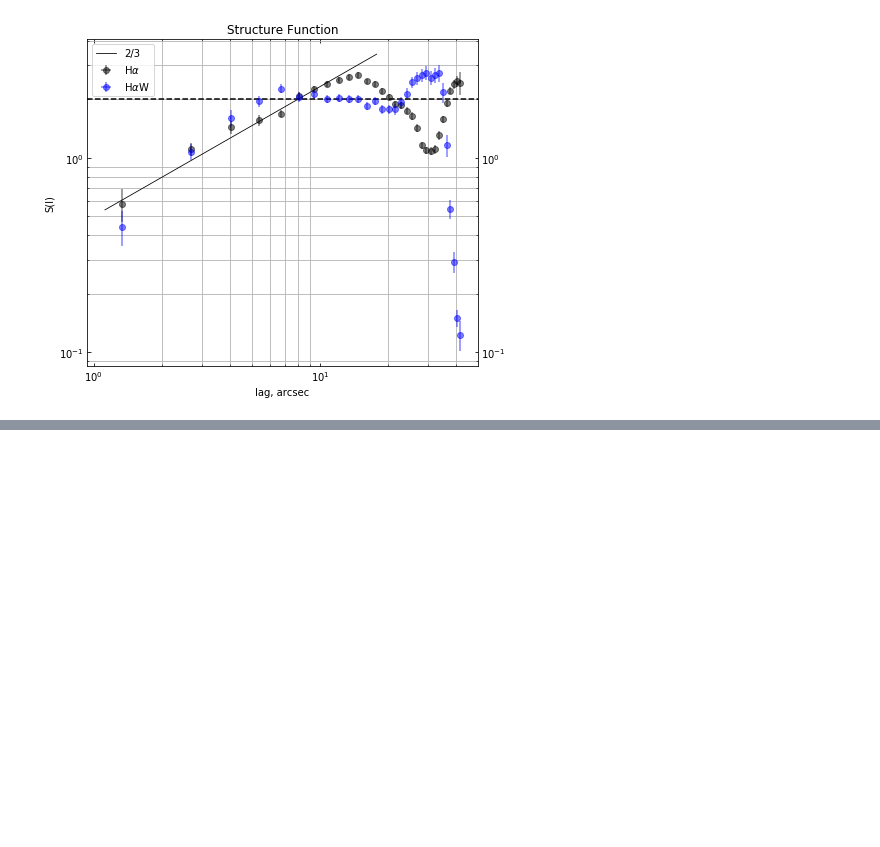
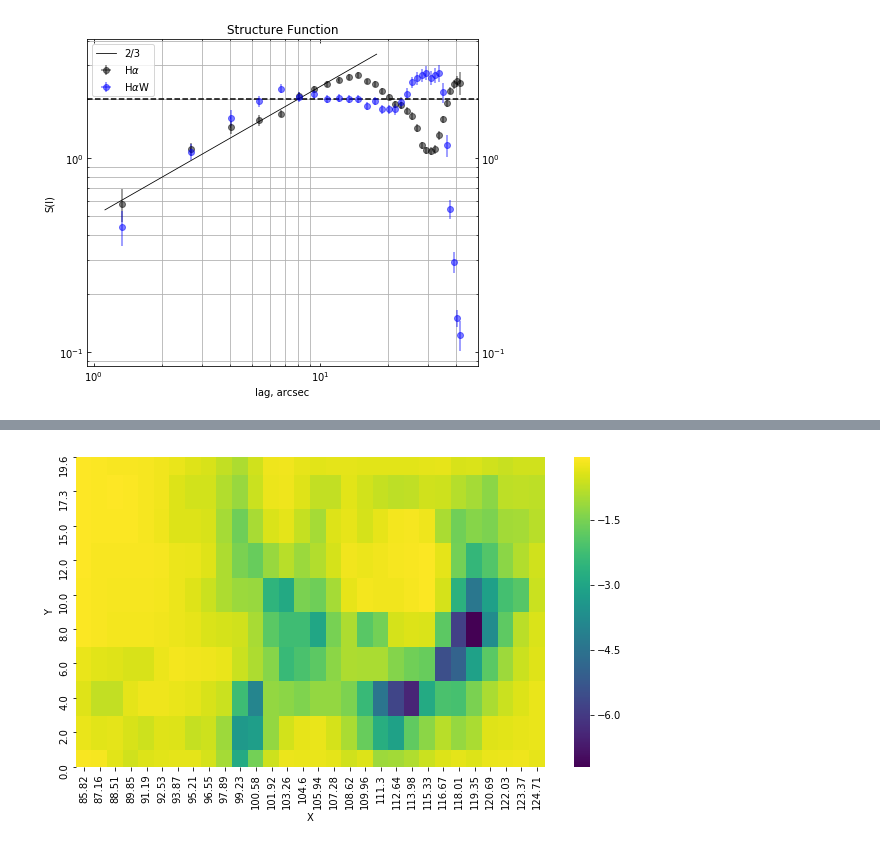
Before and after one commit to will-henney/JavGVastro-PhD, a Jupyter notebook: 604.ipynb, the cells around one changed output, grey strips where cells are left out. Saved outputs shown, nothing was run; the diff lists cells and outputs as text; code cells hidden in the pictures; blank space fills up the shorter version.

```diff
--- a/604.ipynb
+++ b/604.ipynb
@@ -1189,3 +1186,8 @@ plt.legend(loc='upper left')
 plt.grid(which='minor')
 # %% [output]
 [figure]
+# %%
+argo=(dataHH.Halpha*dataHH.RVHalpha)/np.sum(dataHH.Halpha)
+# %%
+dfav = pd.DataFrame({'X': dataHH.RA, 'Y': dataHH.DE, 'RV': argo})
+dfav.describe()
@@ -1191,0 +1204,8 @@ plt.grid(which='minor')
+# %%
+dataO1_rv=(dfav.round(2)).pivot(index='Y', columns='X', values='RV')
+fig, ax = plt.subplots(figsize=(10.5, 5.7))
+sns.heatmap(dataO1_rv, cmap="viridis")
+plt.gca().invert_yaxis()
+#plt.axis('equal')
+# %% [output]
+[figure, added]
```
Also changed, not shown: parts of 10 cells of this notebook.
